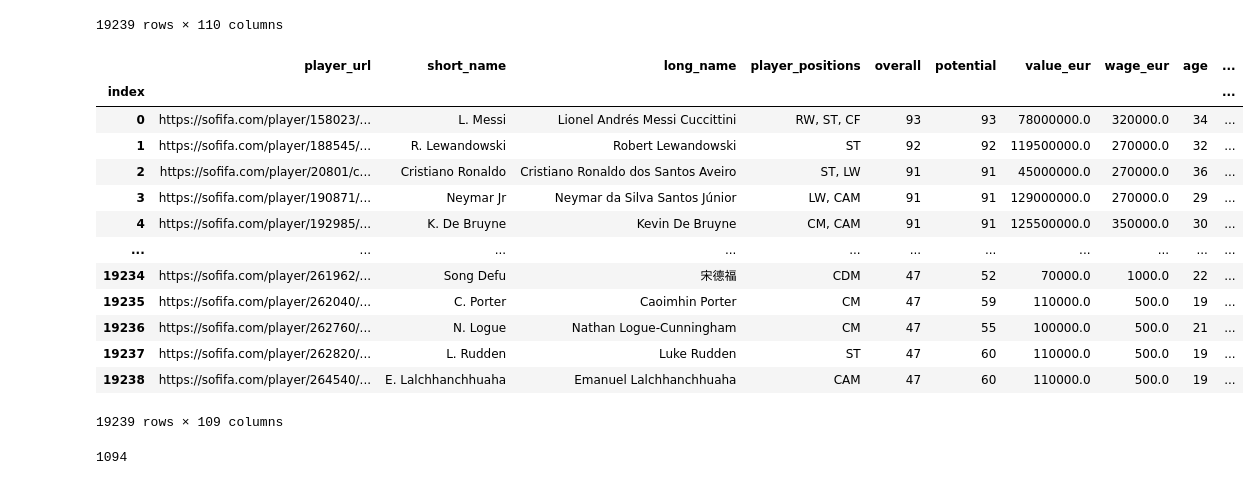
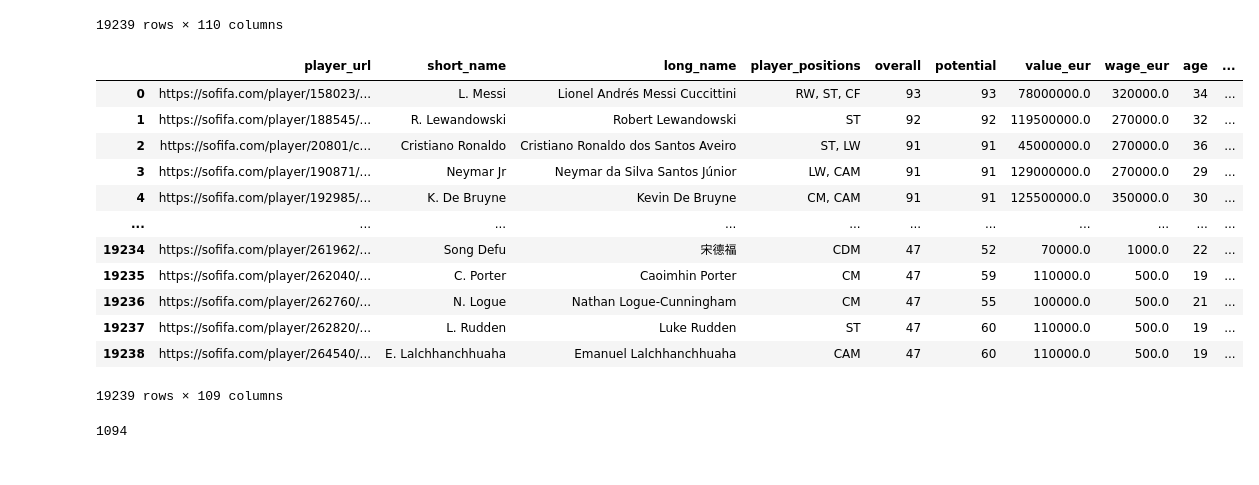
Before and after one commit to IbrahimGuirguis/FIFA-Data-Analysis-Project, a Jupyter notebook: PreProcessing&Analysis.ipynb, the cells around one changed output. Drawn from its saved outputs; the diff is of its cells as text; code cells hidden in the pictures.

```diff
--- a/PreProcessing&Analysis.ipynb
+++ b/PreProcessing&Analysis.ipynb
@@ -50,12 +50,9 @@ sorted_df
 # %%
 df.drop(df.columns[0], axis=1,inplace=True)
 df.sort_index(inplace=True)
-df = df.rename_axis('index')
-df.to_csv("sss.csv")
 df
 # %% [output]
 |  | player_url | short_name | long_name | player_positions | overall | potential | value_eur | wage_eur | age | ... |
-| index |  |  |  |  |  |  |  |  |  | ... |
 | 0 | https://sofifa.com/player/158023/... | L. Messi | Lionel Andrés Messi Cuccittini | RW, ST, CF | 93 | 93 | 78000000.0 | 320000.0 | 34 | ... |
 | 1 | https://sofifa.com/player/188545/... | R. Lewandowski | Robert Lewandowski | ST | 92 | 92 | 119500000.0 | 270000.0 | 32 | ... |
 | 2 | https://sofifa.com/player/20801/c... | Cristiano Ronaldo | Cristiano Ronaldo dos Santos Aveiro | ST, LW | 91 | 91 | 45000000.0 | 270000.0 | 36 | ... |
```
Also changed, not shown: parts of 80 cells of this notebook, 2 other files.
